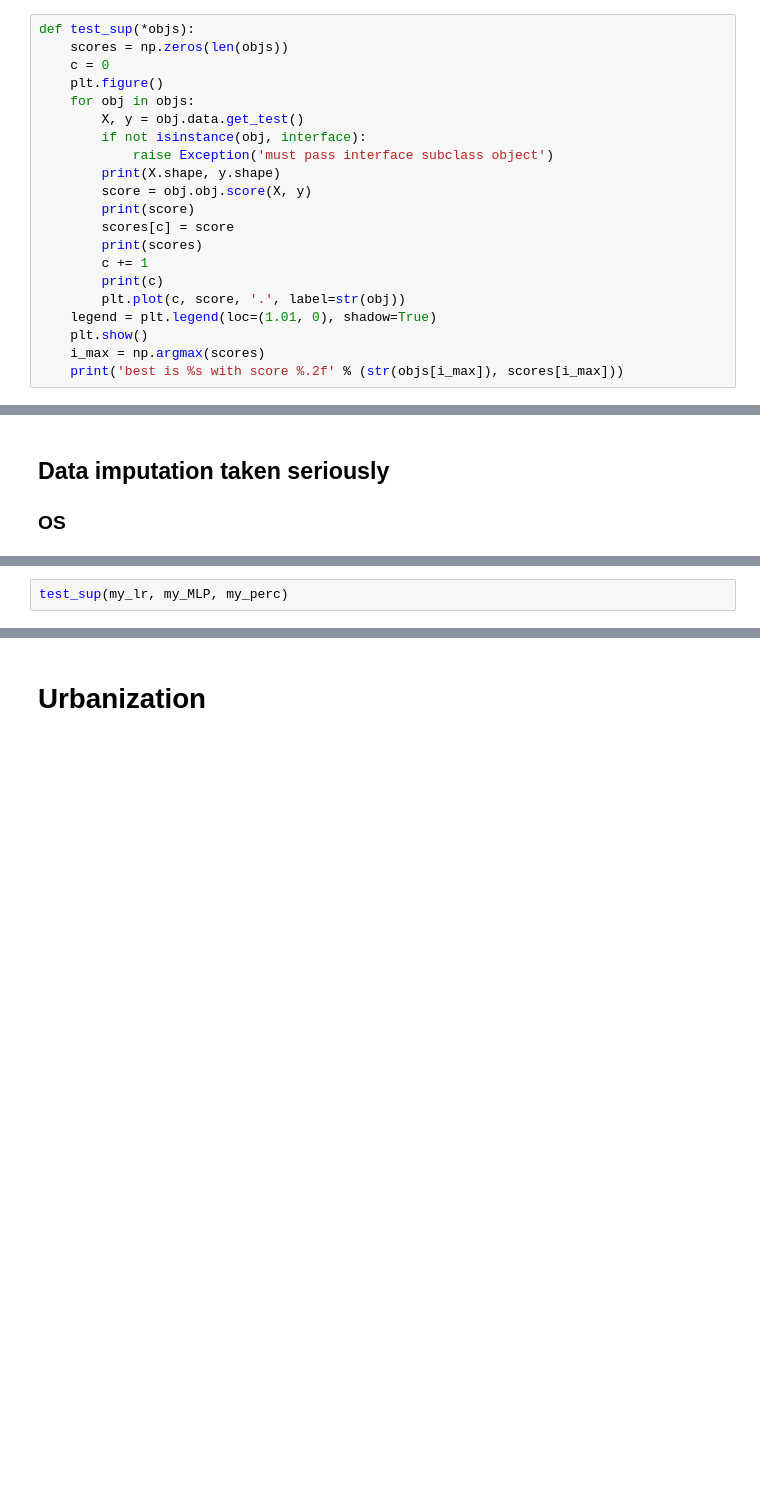
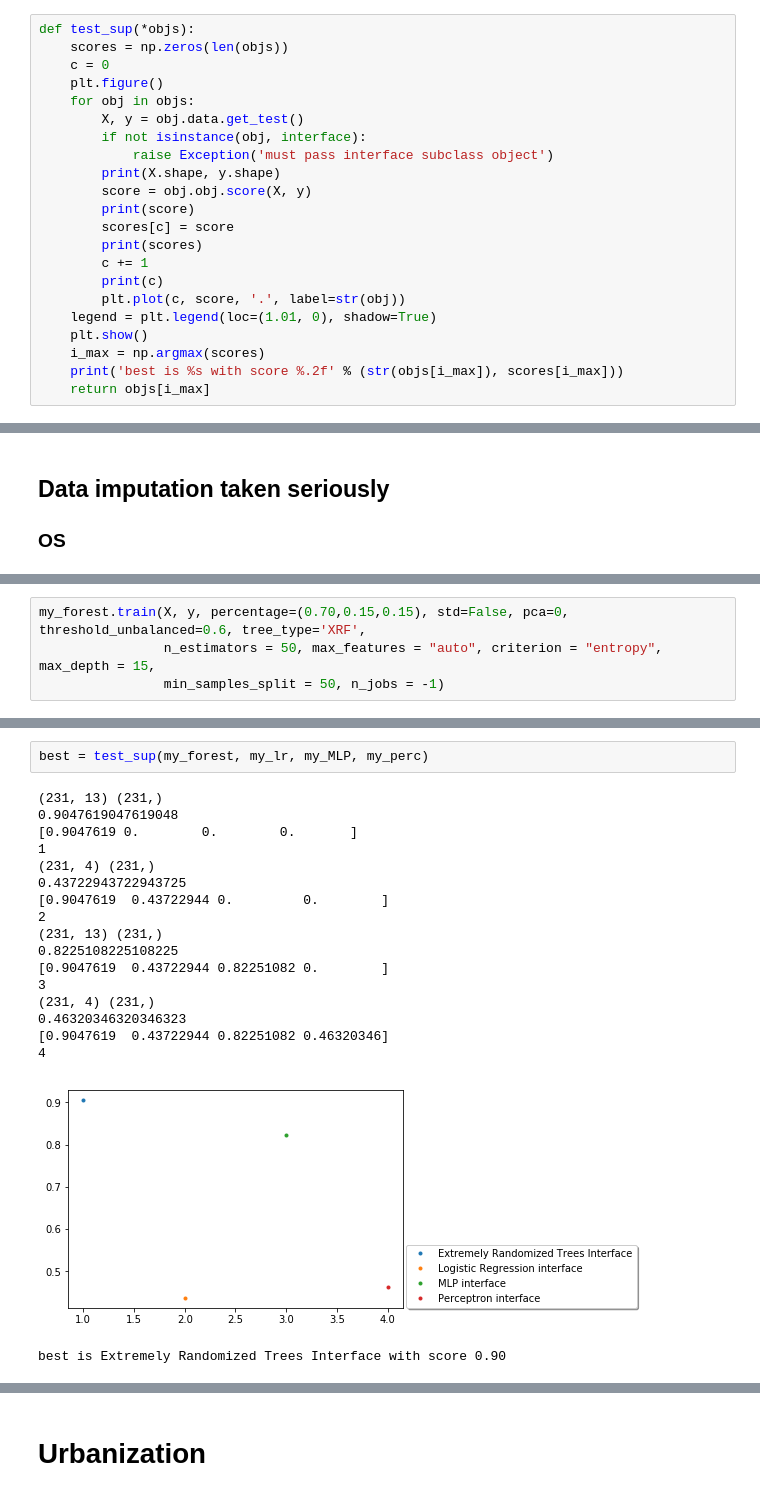
Before and after one commit to guglielmoG/MachineLearningVod, a Jupyter notebook: ML-Vod++.ipynb, the cells around one changed output, grey strips where cells are left out. Cells and saved outputs as stored; diff of their text form; blank space fills up the shorter version.

```diff
--- a/ML-Vod++.ipynb
+++ b/ML-Vod++.ipynb
@@ -700,6 +710,7 @@ def test_sup(*objs):
     plt.show()
     i_max = np.argmax(scores)
     print('best is %s with score %.2f' % (str(objs[i_max]), scores[i_max]))
+    return objs[i_max]
 # %% [markdown]
 ## Questions
 1. How can we decide which approach to prefer between substituting with the mean of the column and using a trained supervised (with a certain accuracy), in the case of missing values?
@@ -742,0 +842,4 @@ my_lr.train(X, y, percentage=(0.70,0.15,0.15), std=False, pca=0.9, threshold_unb
+# %%
+my_forest.train(X, y, percentage=(0.70,0.15,0.15), std=False, pca=0, threshold_unbalanced=0.6, tree_type='XRF',
+                n_estimators = 50, max_features = "auto", criterion = "entropy", max_depth = 15,
+                min_samples_split = 50, n_jobs = -1)
@@ -743,3 +853,22 @@ my_lr.train(X, y, percentage=(0.70,0.15,0.15), std=False, pca=0.9, threshold_unb
 # %%
-test_sup(my_lr, my_MLP, my_perc)
+best = test_sup(my_forest, my_lr, my_MLP, my_perc)
+# %% [output]
+(231, 13) (231,)
+0.9047619047619048
+[0.9047619 0.        0.        0.       ]
+1
+(231, 4) (231,)
+0.43722943722943725
+[0.9047619  0.43722944 0.         0.        ]
+2
+(231, 13) (231,)
+0.8225108225108225
+[0.9047619  0.43722944 0.82251082 0.        ]
+3
+(231, 4) (231,)
+0.46320346320346323
+[0.9047619  0.43722944 0.82251082 0.46320346]
+4
+[figure, added]
+best is Extremely Randomized Trees Interface with score 0.90
 # %% [markdown]
```
Also changed, not shown: parts of 49 cells of this notebook.
